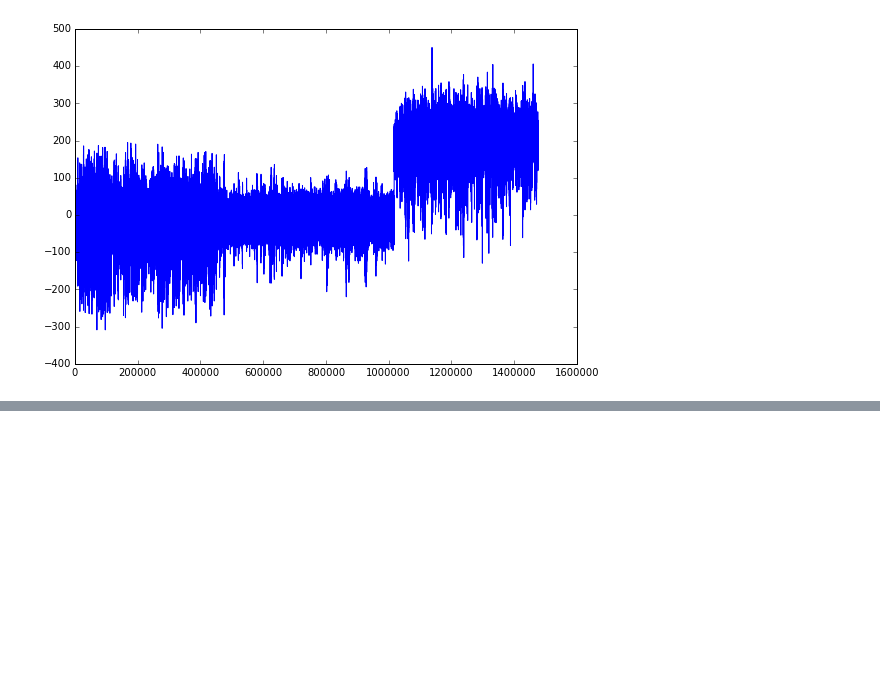
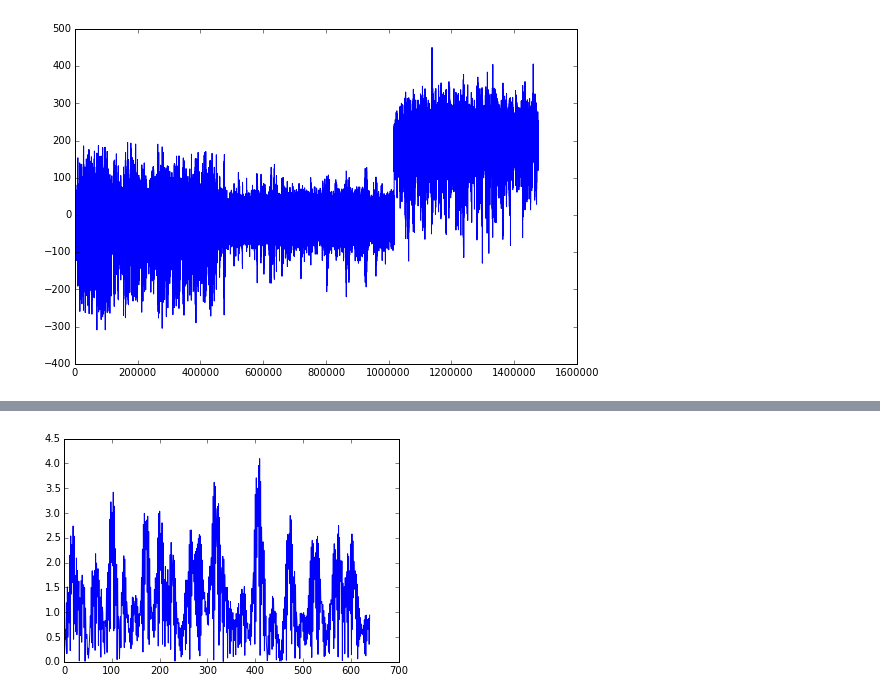
Before and after one commit to rgougelet/FM-BCI, a Jupyter notebook: stat-analysis.ipynb, the cells around one changed output, grey strips where cells are left out. Saved outputs shown, nothing was run; the diff lists cells and outputs as text; code cells hidden in the pictures; blank space fills up the shorter version.

Commit message:
starting on plot

```diff
--- a/stat-analysis.ipynb
+++ b/stat-analysis.ipynb
@@ -147,0 +148,5 @@ n, bins, patches = plt.hist(channelPeaks[0],numBins,alpha=0.8)
+# %%
+for i in range(numOfChannel):
+    plt.plot(amp)
+# %% [output]
+[figure, added]
```
Also changed, not shown: parts of 4 cells of this notebook.
